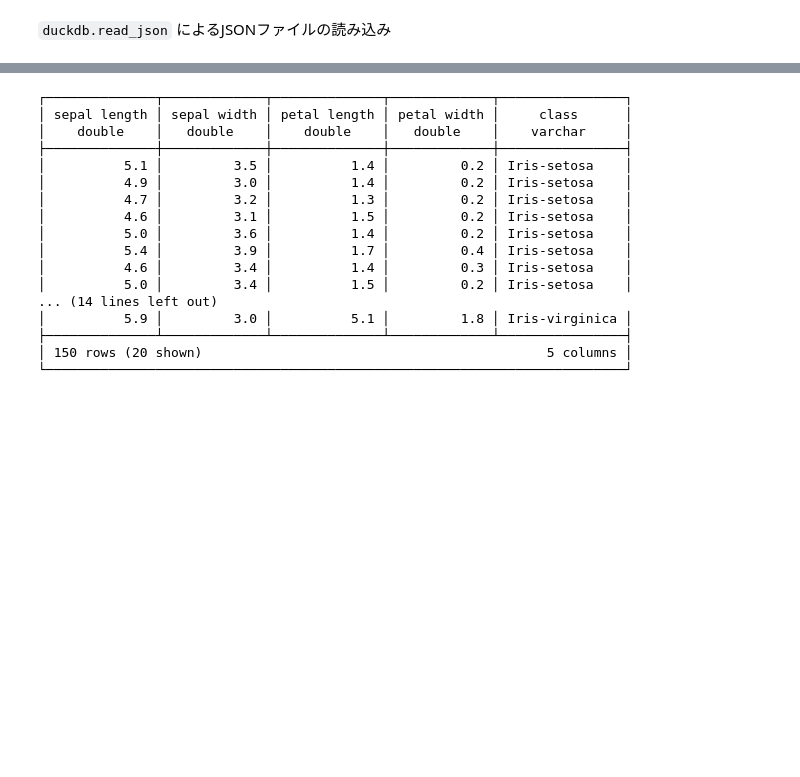
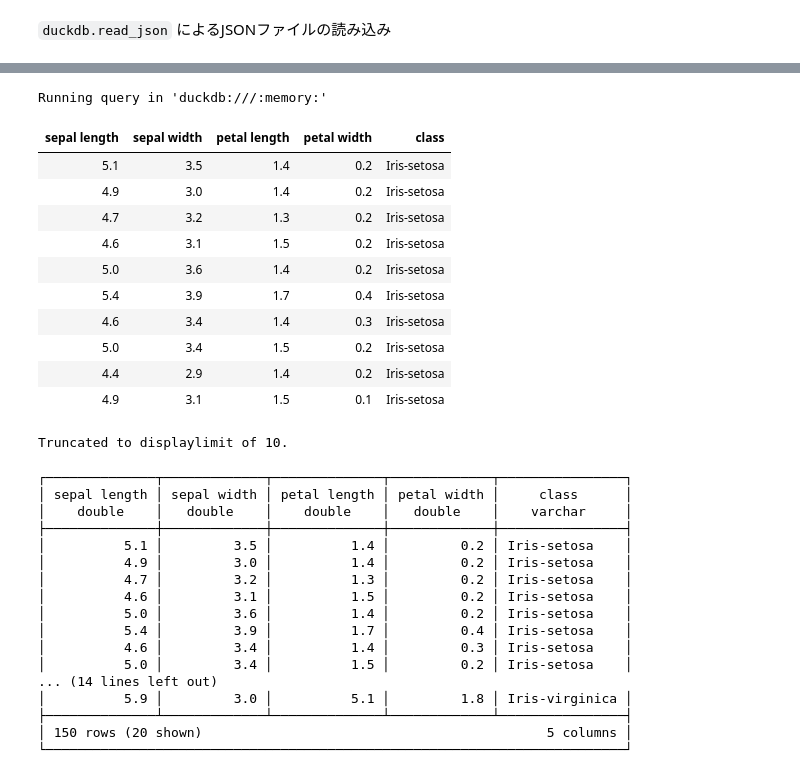
Before and after one commit to fin-py/duckdb-hands-on, a Jupyter notebook: docs/data-ingestion.ipynb, the cells around one changed output, grey strips where cells are left out. Drawn from its saved outputs; the diff is of its cells as text; code cells hidden in the pictures; blank space fills up the shorter version.

```diff
--- a/docs/data-ingestion.ipynb
+++ b/docs/data-ingestion.ipynb
@@ -208,3 +345,20 @@ https://duckdb.org/docs/data/parquet/overview.html
+# %%
+%%sql
+SELECT * FROM read_json("https://github.com/plotly/datasets/raw/refs/heads/master/iris_data.json")
+# %% [output]
+Running query in 'duckdb:///:memory:'
+| sepal length | sepal width | petal length | petal width | class |
+| 5.1 | 3.5 | 1.4 | 0.2 | Iris-setosa |
+| 4.9 | 3.0 | 1.4 | 0.2 | Iris-setosa |
+| 4.7 | 3.2 | 1.3 | 0.2 | Iris-setosa |
+| 4.6 | 3.1 | 1.5 | 0.2 | Iris-setosa |
+| 5.0 | 3.6 | 1.4 | 0.2 | Iris-setosa |
+| 5.4 | 3.9 | 1.7 | 0.4 | Iris-setosa |
+| 4.6 | 3.4 | 1.4 | 0.3 | Iris-setosa |
+| 5.0 | 3.4 | 1.5 | 0.2 | Iris-setosa |
+| 4.4 | 2.9 | 1.4 | 0.2 | Iris-setosa |
+| 4.9 | 3.1 | 1.5 | 0.1 | Iris-setosa |
+Truncated to displaylimit of 10.
 # %%
 duckdb.read_json(
     "https://github.com/plotly/datasets/raw/refs/heads/master/iris_data.json"
```
Also changed, not shown: parts of 38 cells of this notebook.
